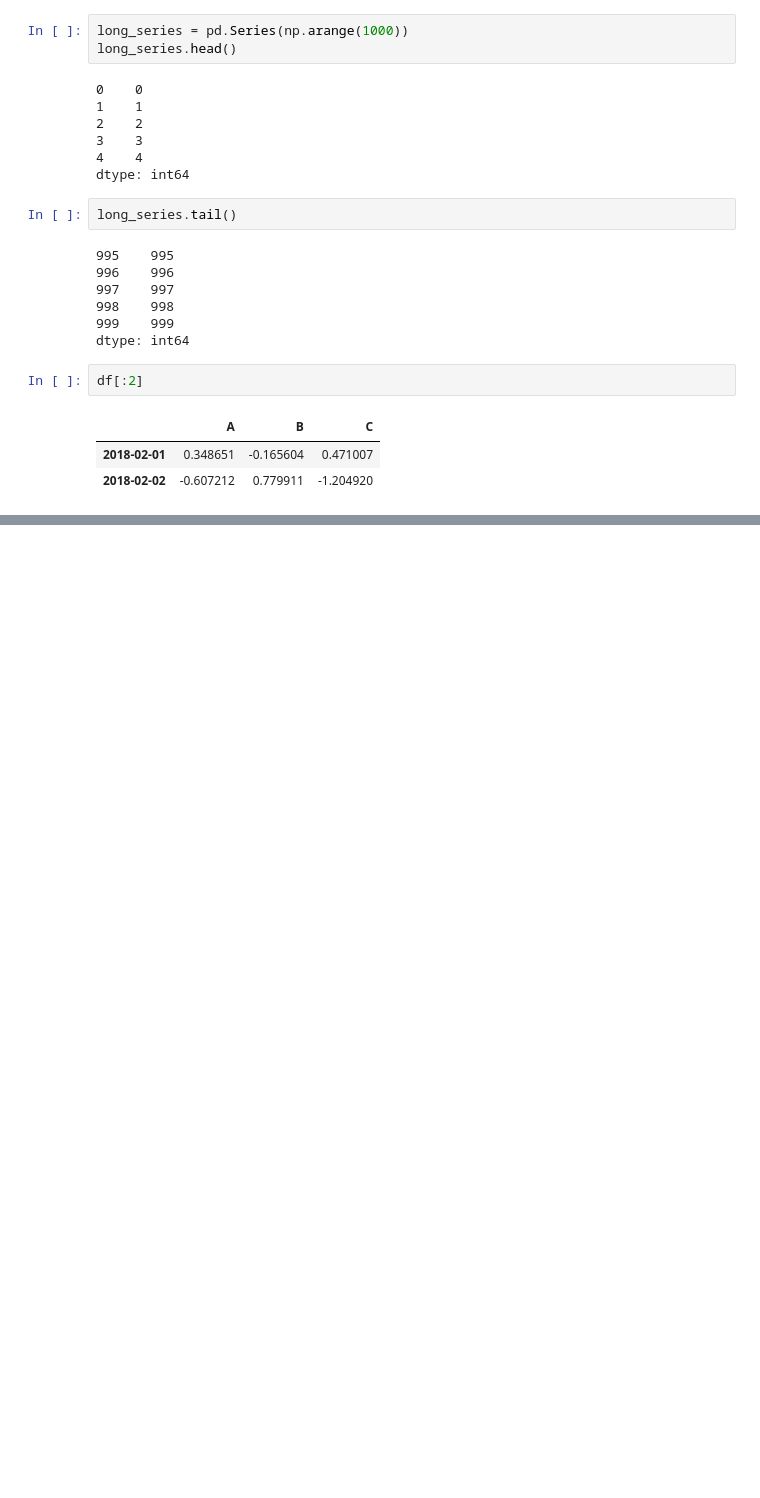
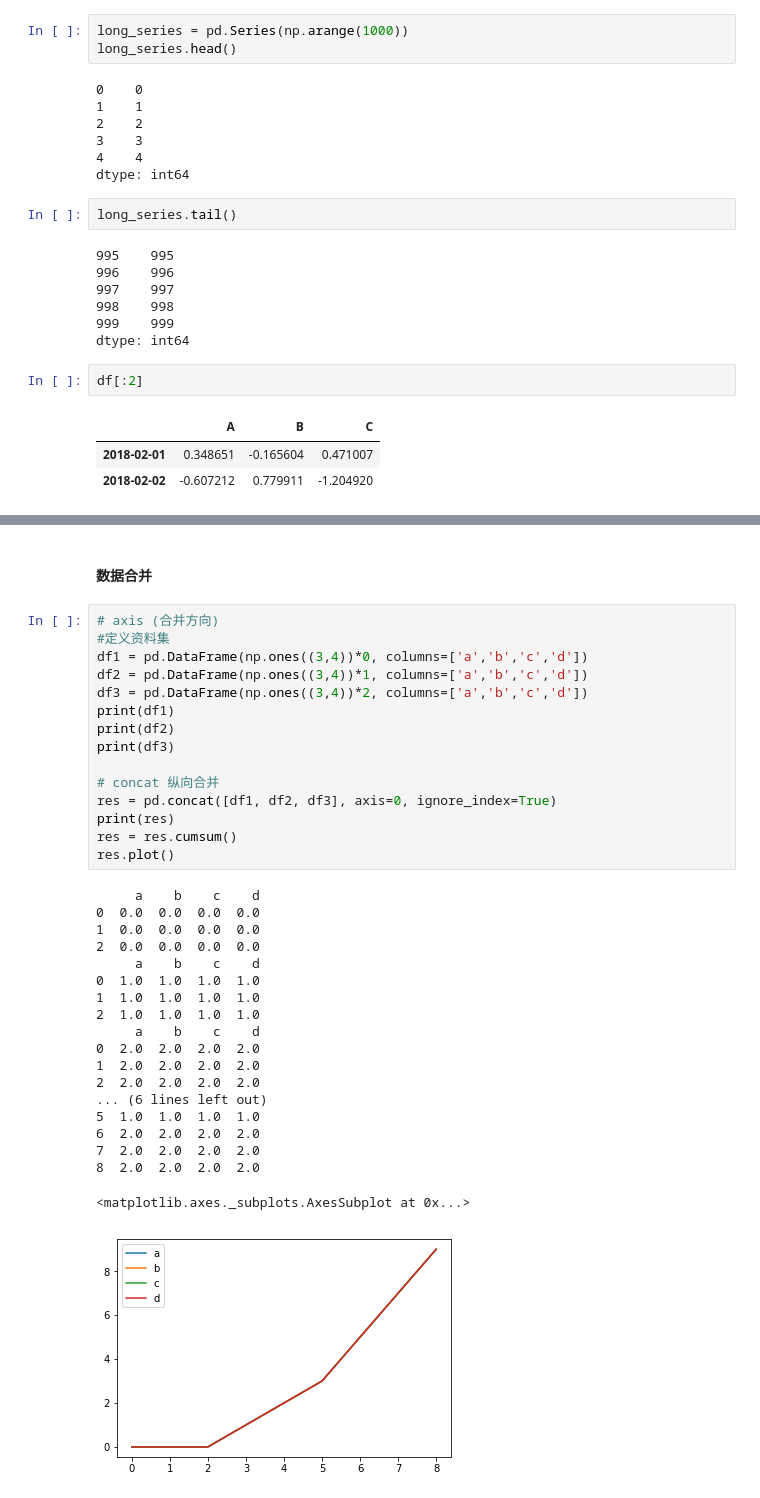
Before and after one commit to hyhlinux/math, a Jupyter notebook: demo_numpy_pandas/demo_pandas.ipynb, the cells around one changed output, grey strips where cells are left out. Drawn from its saved outputs; the diff is of its cells as text; blank space fills up the shorter version.

```diff
--- a/demo_numpy_pandas/demo_pandas.ipynb
+++ b/demo_numpy_pandas/demo_pandas.ipynb
@@ -130,0 +423,37 @@ df
+# %% [markdown]
+#### 数据合并
+# %%
+# axis (合并方向)
+#定义资料集
+df1 = pd.DataFrame(np.ones((3,4))*0, columns=['a','b','c','d'])
+df2 = pd.DataFrame(np.ones((3,4))*1, columns=['a','b','c','d'])
+df3 = pd.DataFrame(np.ones((3,4))*2, columns=['a','b','c','d'])
+print(df1)
+print(df2)
+print(df3)
+
+# concat 纵向合并
+res = pd.concat([df1, df2, df3], axis=0, ignore_index=True)
+print(res)
+res = res.cumsum()
+res.plot()
+# %% [output]
+     a    b    c    d
+0  0.0  0.0  0.0  0.0
+1  0.0  0.0  0.0  0.0
+2  0.0  0.0  0.0  0.0
+     a    b    c    d
+0  1.0  1.0  1.0  1.0
+1  1.0  1.0  1.0  1.0
+2  1.0  1.0  1.0  1.0
+     a    b    c    d
+0  2.0  2.0  2.0  2.0
+1  2.0  2.0  2.0  2.0
+2  2.0  2.0  2.0  2.0
+... (6 lines left out)
+5  1.0  1.0  1.0  1.0
+6  2.0  2.0  2.0  2.0
+7  2.0  2.0  2.0  2.0
+8  2.0  2.0  2.0  2.0
+<matplotlib.axes._subplots.AxesSubplot at 0x...>
+[figure, added]
```
Also changed, not shown: parts of 49 cells of this notebook, 4 other files.
